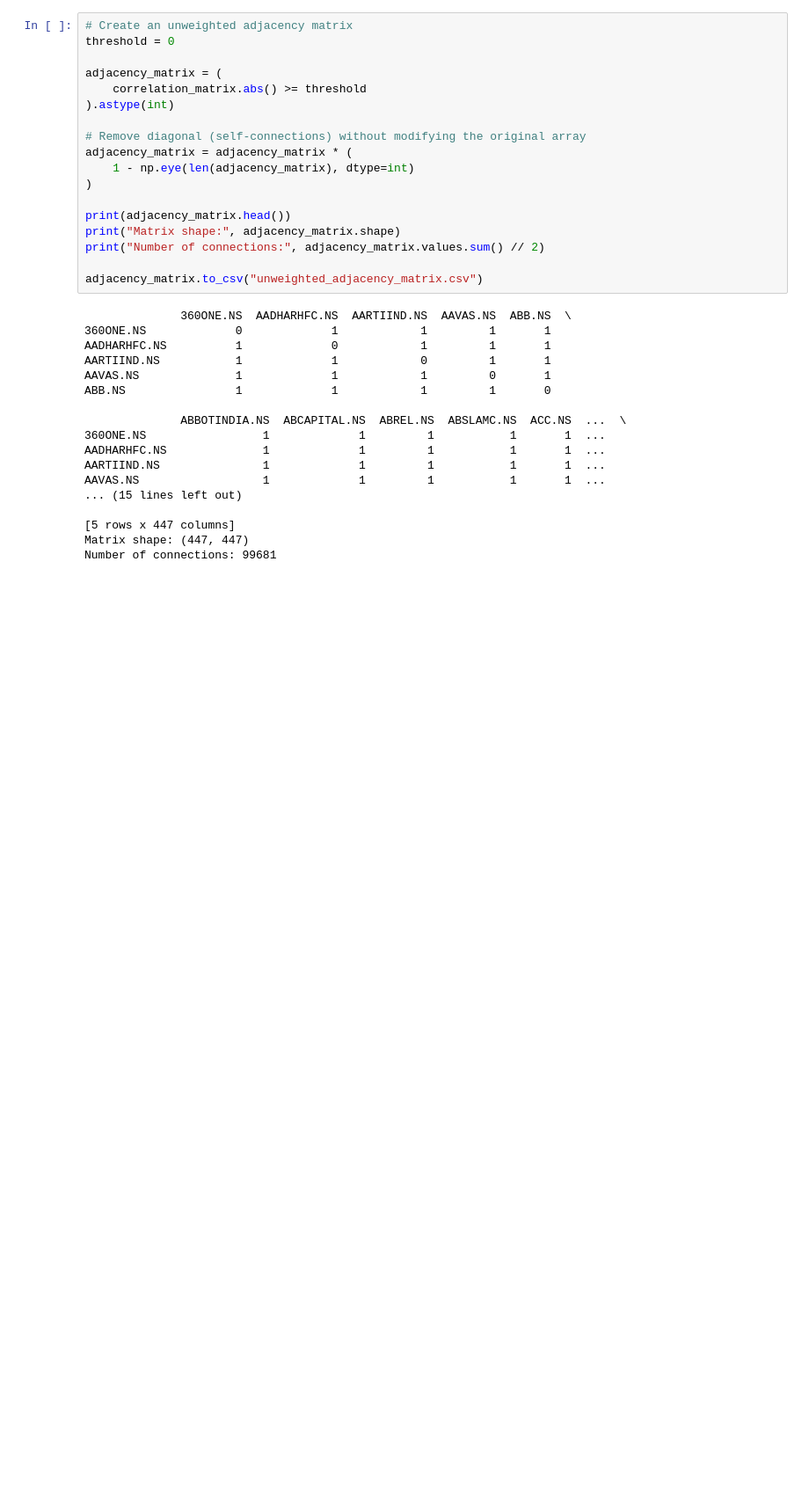
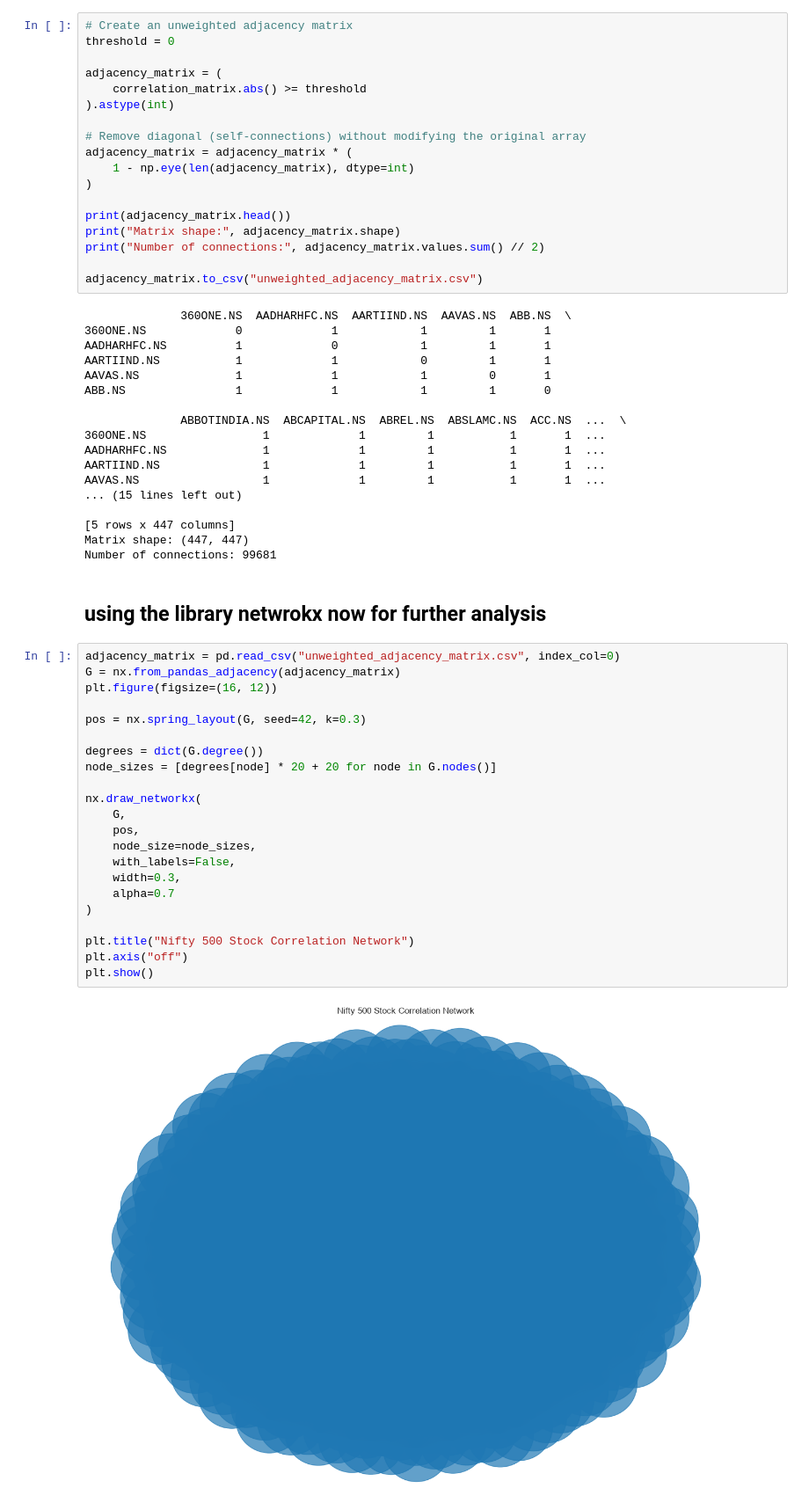
Before and after one commit to sonjaove/ecs414_project, a Jupyter notebook: trial_code.ipynb, the cells around one changed output. Shown at 88% size. Drawn from its saved outputs; the diff is of its cells as text; blank space fills up the shorter version.

```diff
--- a/trial_code.ipynb
+++ b/trial_code.ipynb
@@ -165,3 +197,29 @@ AAVAS.NS                  1             1         1           1       1  ...
 [5 rows x 447 columns]
 Matrix shape: (447, 447)
 Number of connections: 99681
+# %% [markdown]
+## using the library netwrokx now for further analysis
+# %%
+adjacency_matrix = pd.read_csv("unweighted_adjacency_matrix.csv", index_col=0)
+G = nx.from_pandas_adjacency(adjacency_matrix)
+plt.figure(figsize=(16, 12))
+
+pos = nx.spring_layout(G, seed=42, k=0.3)
+
+degrees = dict(G.degree())
+node_sizes = [degrees[node] * 20 + 20 for node in G.nodes()]
+
+nx.draw_networkx(
+    G,
+    pos,
+    node_size=node_sizes,
+    with_labels=False,
+    width=0.3,
+    alpha=0.7
+)
+
+plt.title("Nifty 500 Stock Correlation Network")
+plt.axis("off")
+plt.show()
+# %% [output]
+[figure, added]
```
Also changed, not shown: parts of 27 cells of this notebook.
